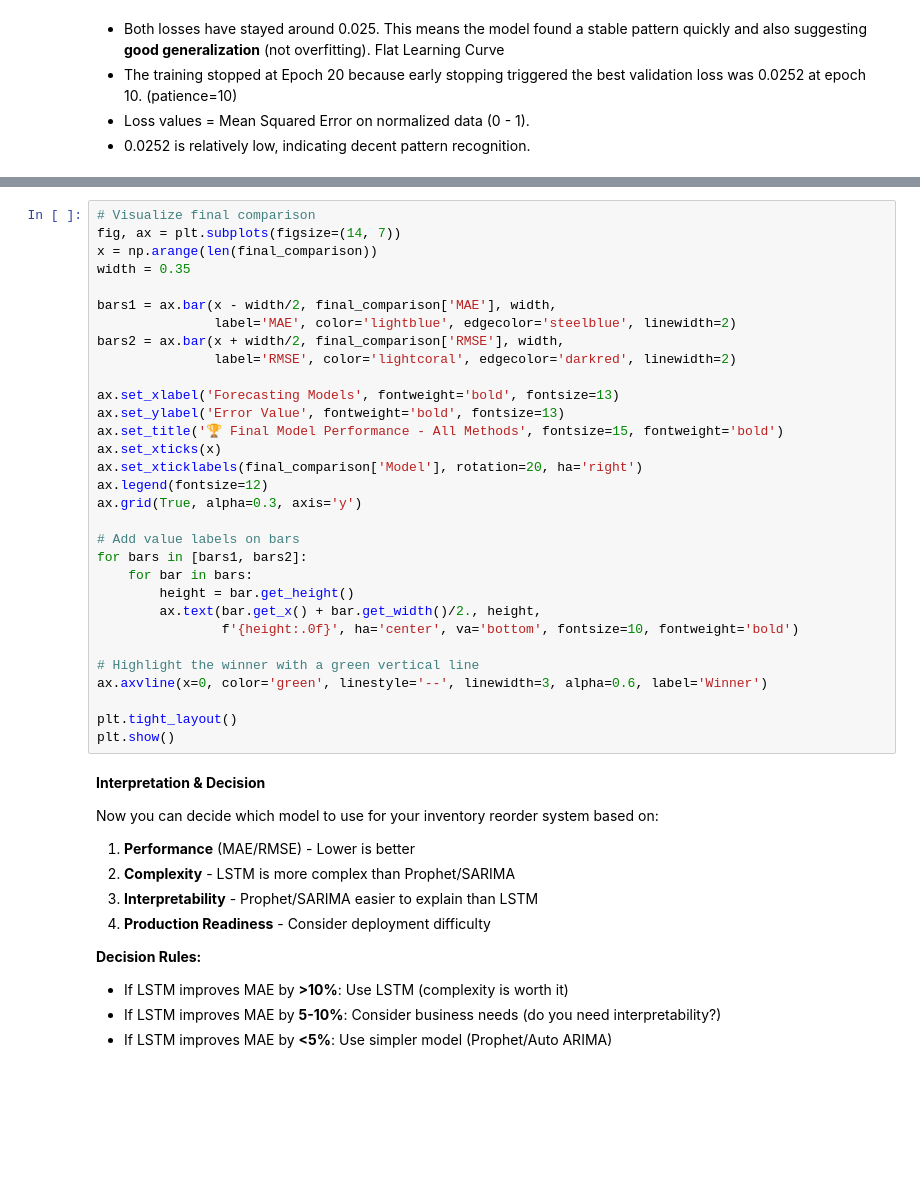
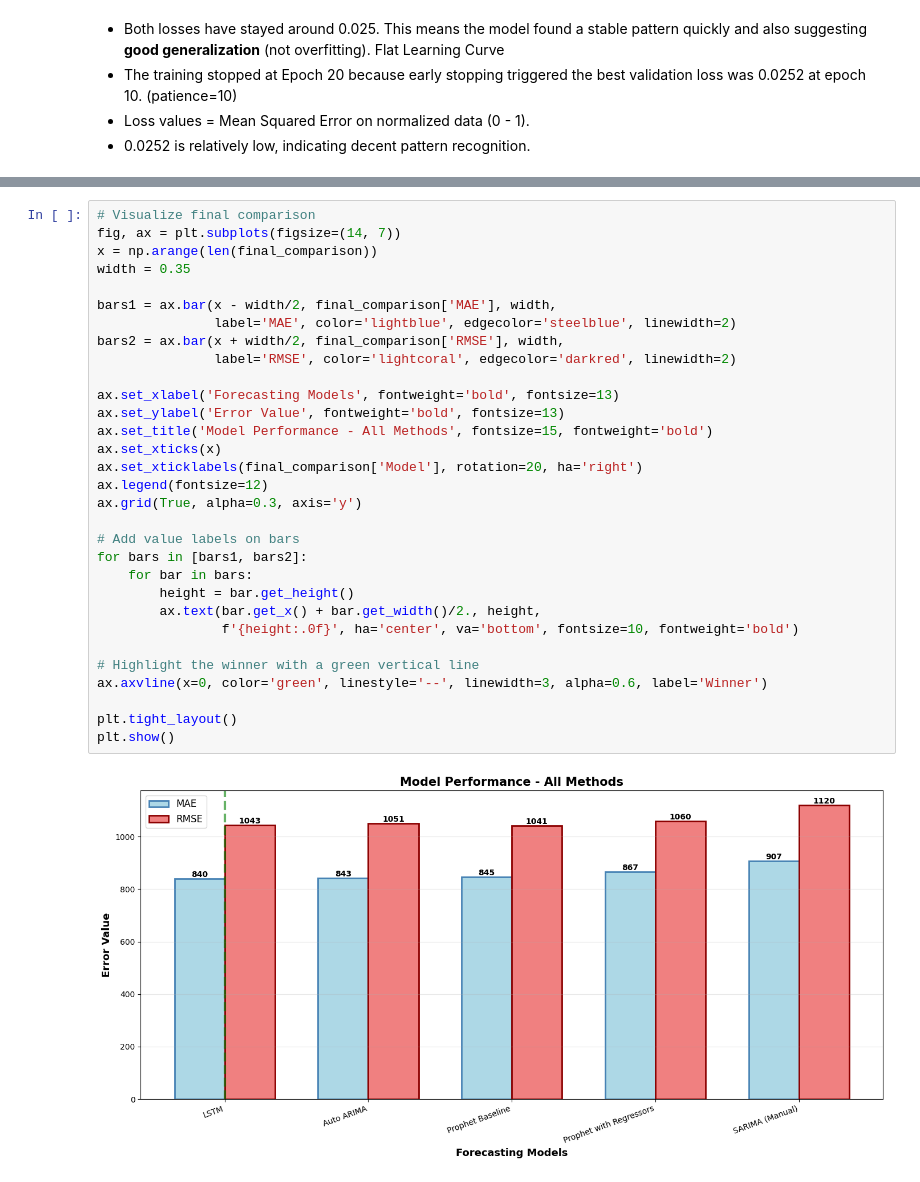
Before and after one commit to Brendatracy-miriti/Inventory_reorder_system, a Jupyter notebook: Notebook/inventory_reorder_system.ipynb, the cells around one changed output, grey strips where cells are left out. Saved outputs shown, nothing was run; the diff lists cells and outputs as text; blank space fills up the shorter version.

Commit message:
Model comparison

```diff
--- a/Notebook/inventory_reorder_system.ipynb
+++ b/Notebook/inventory_reorder_system.ipynb
@@ -1557,45 +1590,33 @@ if len(final_comparison) > 1:
 # %%
 # Visualize final comparison
 fig, ax = plt.subplots(figsize=(14, 7))
 x = np.arange(len(final_comparison))
 width = 0.35
 
 bars1 = ax.bar(x - width/2, final_comparison['MAE'], width,
                label='MAE', color='lightblue', edgecolor='steelblue', linewidth=2)
 bars2 = ax.bar(x + width/2, final_comparison['RMSE'], width,
                label='RMSE', color='lightcoral', edgecolor='darkred', linewidth=2)
 
 ax.set_xlabel('Forecasting Models', fontweight='bold', fontsize=13)
 ax.set_ylabel('Error Value', fontweight='bold', fontsize=13)
-ax.set_title('🏆 Final Model Performance - All Methods', fontsize=15, fontweight='bold')
+ax.set_title('Model Performance - All Methods', fontsize=15, fontweight='bold')
 ax.set_xticks(x)
 ax.set_xticklabels(final_comparison['Model'], rotation=20, ha='right')
 ax.legend(fontsize=12)
 ax.grid(True, alpha=0.3, axis='y')
 
 # Add value labels on bars
 for bars in [bars1, bars2]:
     for bar in bars:
         height = bar.get_height()
         ax.text(bar.get_x() + bar.get_width()/2., height,
                 f'{height:.0f}', ha='center', va='bottom', fontsize=10, fontweight='bold')
 
 # Highlight the winner with a green vertical line
 ax.axvline(x=0, color='green', linestyle='--', linewidth=3, alpha=0.6, label='Winner')
 
 plt.tight_layout()
 plt.show()
+# %% [output]
+[figure, added]
-# %% [markdown]
-**Interpretation & Decision**
-
-Now you can decide which model to use for your inventory reorder system based on:
-
-1. **Performance** (MAE/RMSE) - Lower is better
-2. **Complexity** - LSTM is more complex than Prophet/SARIMA
-3. **Interpretability** - Prophet/SARIMA easier to explain than LSTM
-4. **Production Readiness** - Consider deployment difficulty
-
-**Decision Rules:**
-- If LSTM improves MAE by **>10%**: Use LSTM (complexity is worth it)
-- If LSTM improves MAE by **5-10%**: Consider business needs (do you need interpretability?)
-- If LSTM improves MAE by **<5%**: Use simpler model (Prophet/Auto ARIMA)
```
Also changed, not shown: parts of 8 cells of this notebook.
